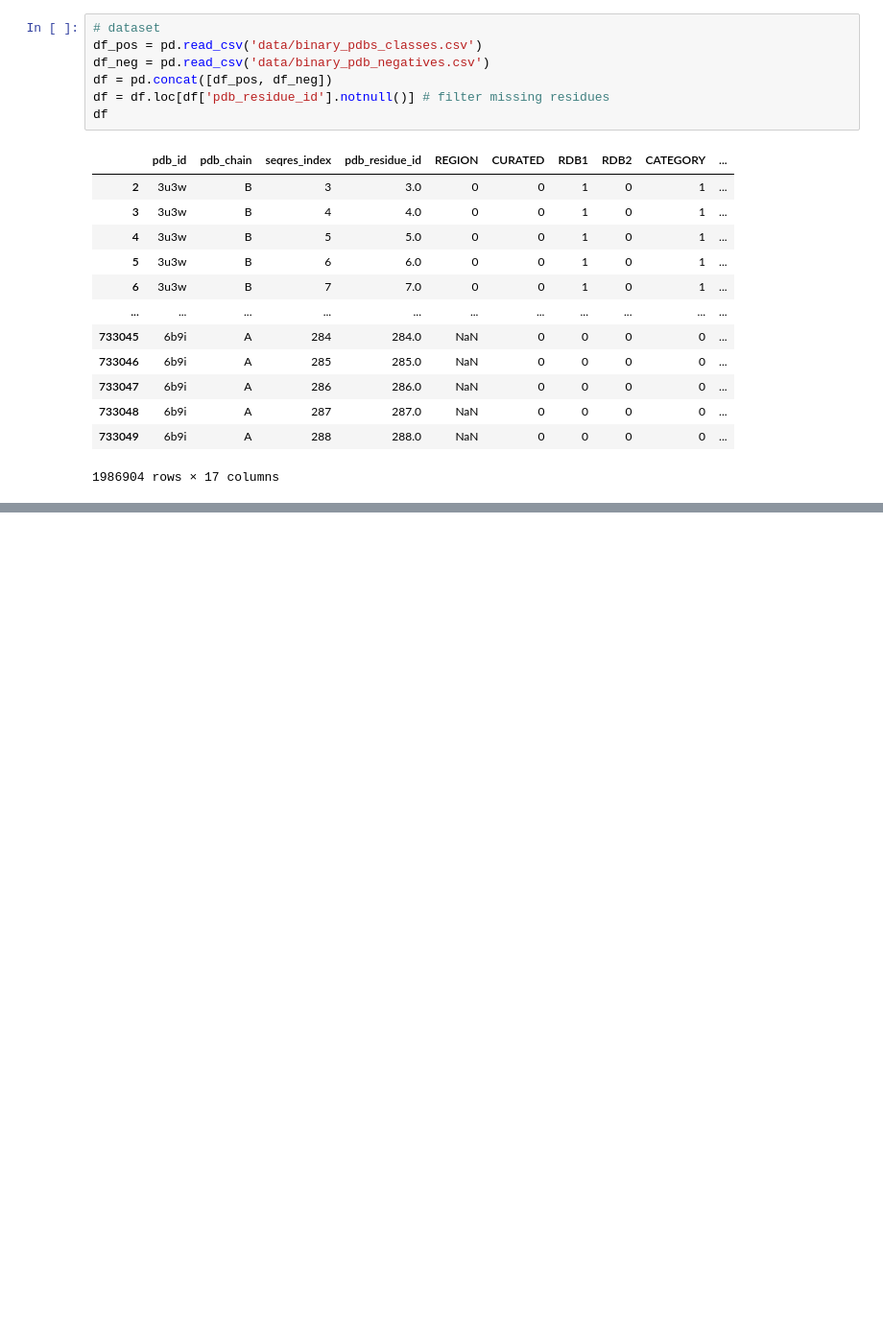
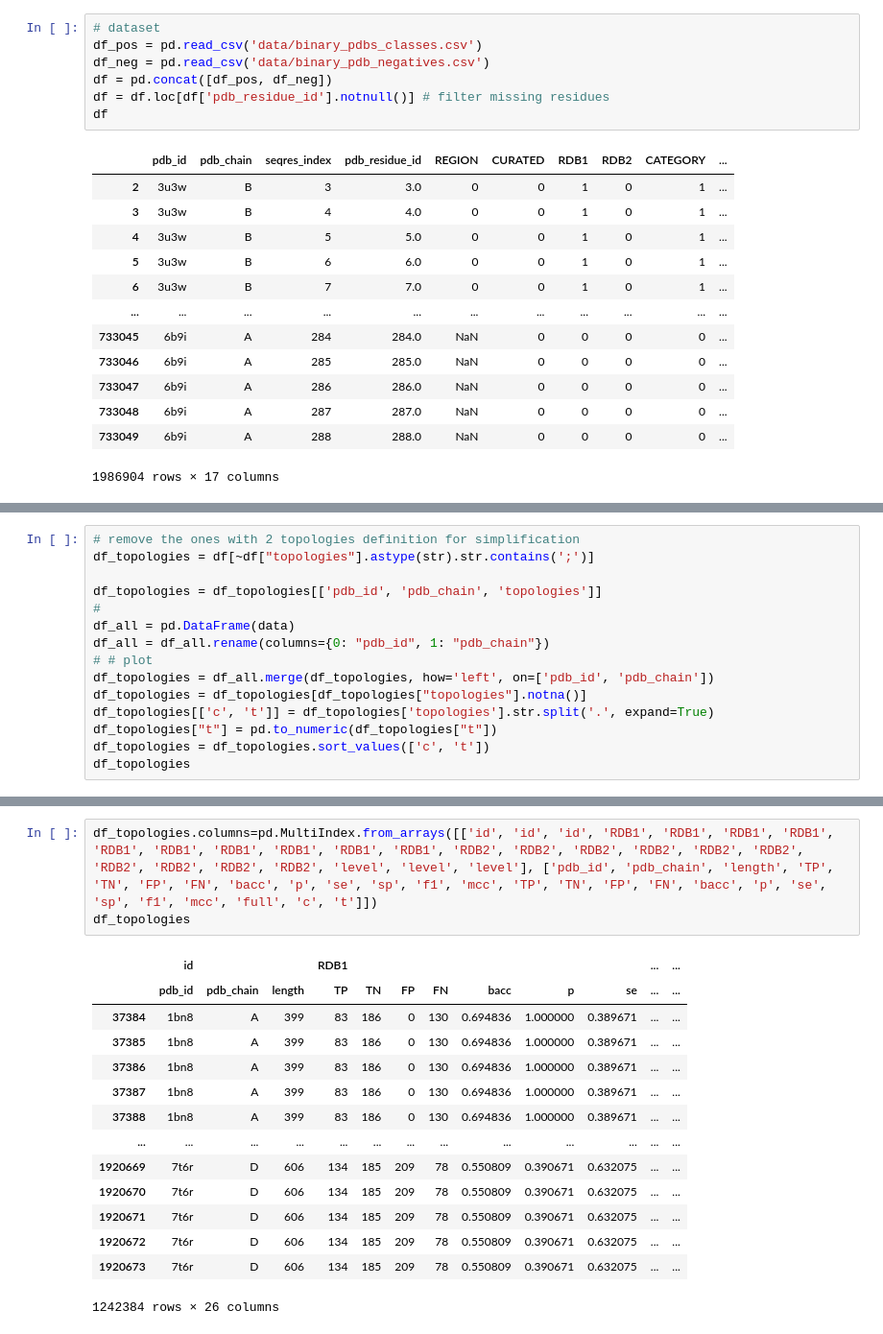
Before and after one commit to mb925/repeatsdb-lite-assessment, a Jupyter notebook: curated_assessment.ipynb, the cells around one changed output, grey strips where cells are left out. Shown: that part at 96% size. Cells and saved outputs as stored; diff of their text form; blank space fills up the shorter version.

```diff
--- a/curated_assessment.ipynb
+++ b/curated_assessment.ipynb
@@ -190,0 +205,15 @@ df_.loc[:,('RDB1', ['bacc', 'p', 'se', 'sp', 'f1', 'mcc'])].boxplot(figsize=(20,
+# %%
+# remove the ones with 2 topologies definition for simplification
+df_topologies = df[~df["topologies"].astype(str).str.contains(';')]
+
+df_topologies = df_topologies[['pdb_id', 'pdb_chain', 'topologies']]
+#
+df_all = pd.DataFrame(data)
+df_all = df_all.rename(columns={0: "pdb_id", 1: "pdb_chain"})
+# # plot
+df_topologies = df_all.merge(df_topologies, how='left', on=['pdb_id', 'pdb_chain'])
+df_topologies = df_topologies[df_topologies["topologies"].notna()]
+df_topologies[['c', 't']] = df_topologies['topologies'].str.split('.', expand=True)
+df_topologies["t"] = pd.to_numeric(df_topologies["t"])
+df_topologies = df_topologies.sort_values(['c', 't'])
+df_topologies
@@ -190,0 +234,18 @@ df_.loc[:,('RDB1', ['bacc', 'p', 'se', 'sp', 'f1', 'mcc'])].boxplot(figsize=(20,
+# %%
+df_topologies.columns=pd.MultiIndex.from_arrays([['id', 'id', 'id', 'RDB1', 'RDB1', 'RDB1', 'RDB1', 'RDB1', 'RDB1', 'RDB1', 'RDB1', 'RDB1', 'RDB1', 'RDB2', 'RDB2', 'RDB2', 'RDB2', 'RDB2', 'RDB2', 'RDB2', 'RDB2', 'RDB2', 'RDB2', 'level', 'level', 'level'], ['pdb_id', 'pdb_chain', 'length', 'TP', 'TN', 'FP', 'FN', 'bacc', 'p', 'se', 'sp', 'f1', 'mcc', 'TP', 'TN', 'FP', 'FN', 'bacc', 'p', 'se', 'sp', 'f1', 'mcc', 'full', 'c', 't']])
+df_topologies
+# %% [output]
+|  | id |  |  | RDB1 |  |  |  |  |  |  | ... | ... |
+|  | pdb_id | pdb_chain | length | TP | TN | FP | FN | bacc | p | se | ... | ... |
+| 37384 | 1bn8 | A | 399 | 83 | 186 | 0 | 130 | 0.694836 | 1.000000 | 0.389671 | ... | ... |
+| 37385 | 1bn8 | A | 399 | 83 | 186 | 0 | 130 | 0.694836 | 1.000000 | 0.389671 | ... | ... |
+| 37386 | 1bn8 | A | 399 | 83 | 186 | 0 | 130 | 0.694836 | 1.000000 | 0.389671 | ... | ... |
+| 37387 | 1bn8 | A | 399 | 83 | 186 | 0 | 130 | 0.694836 | 1.000000 | 0.389671 | ... | ... |
+| 37388 | 1bn8 | A | 399 | 83 | 186 | 0 | 130 | 0.694836 | 1.000000 | 0.389671 | ... | ... |
+| ... | ... | ... | ... | ... | ... | ... | ... | ... | ... | ... | ... | ... |
+| 1920669 | 7t6r | D | 606 | 134 | 185 | 209 | 78 | 0.550809 | 0.390671 | 0.632075 | ... | ... |
+| 1920670 | 7t6r | D | 606 | 134 | 185 | 209 | 78 | 0.550809 | 0.390671 | 0.632075 | ... | ... |
+| 1920671 | 7t6r | D | 606 | 134 | 185 | 209 | 78 | 0.550809 | 0.390671 | 0.632075 | ... | ... |
+| 1920672 | 7t6r | D | 606 | 134 | 185 | 209 | 78 | 0.550809 | 0.390671 | 0.632075 | ... | ... |
+| 1920673 | 7t6r | D | 606 | 134 | 185 | 209 | 78 | 0.550809 | 0.390671 | 0.632075 | ... | ... |
+1242384 rows × 26 columns
```
Also changed, not shown: parts of 13 cells of this notebook.
